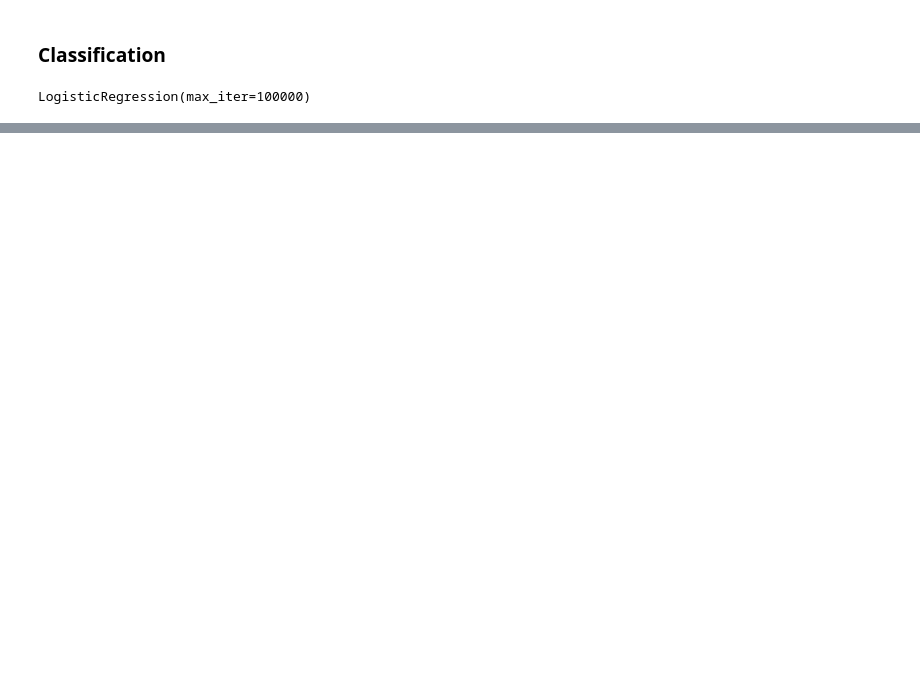
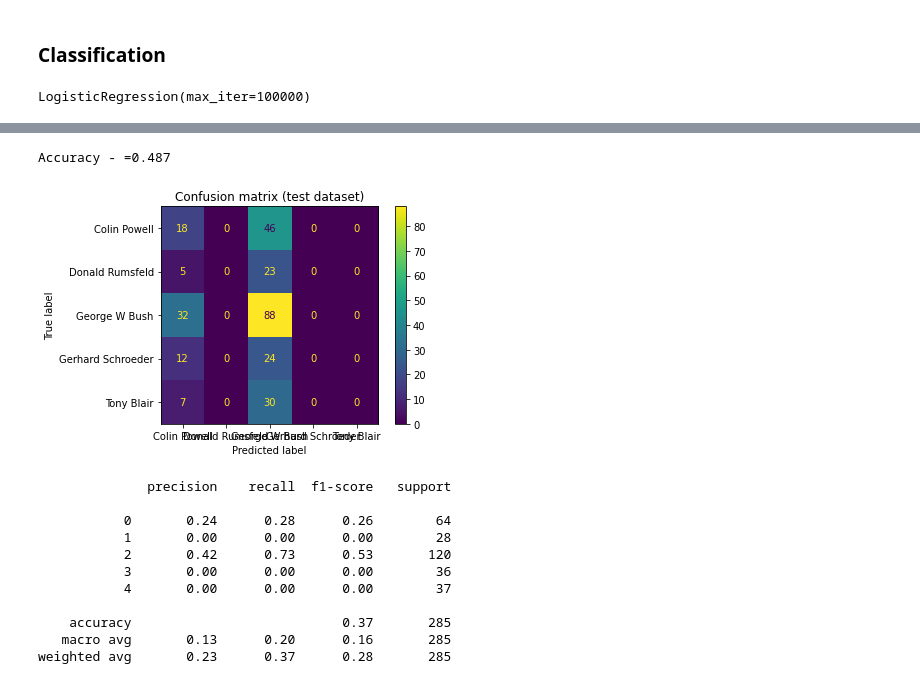
Before and after one commit to Supervinh/PNS-SSII-Classification-Images, a Jupyter notebook: TPrecosons2022_Bevan_Faucher.ipynb, the cells around one changed output, grey strips where cells are left out. Drawn from its saved outputs; the diff is of its cells as text; code cells hidden in the pictures; blank space fills up the shorter version.

```diff
--- a/TPrecosons2022_Bevan_Faucher.ipynb
+++ b/TPrecosons2022_Bevan_Faucher.ipynb
@@ -249,0 +248,27 @@ support vectors:  [[1.11111111e-02 1.11111111e-02 2.22222222e-02 ... 0.00000000e
+# %%
+classif = svm.SVC(kernel='rbf', decision_function_shape='ovr', C=100)
+classif.fit(bows, yTrain)
+
+print(f'Accuracy - ={classif.score(bows, yTrain):.3f}')
+
+cm = confusion_matrix(yTest, classif.predict(xtest), labels=[0,1,2,3,4])
+disp = ConfusionMatrixDisplay(confusion_matrix=cm, display_labels=lfw.target_names)
+disp.plot()
+disp.ax_.set_title('Confusion matrix (test dataset)')
+plt.show()
+
+print(classification_report(yTest, classif.predict(xtest), zero_division=0))
+# %% [output]
+Accuracy - =0.487
+[figure, added]
+              precision    recall  f1-score   support
+
+           0       0.24      0.28      0.26        64
+           1       0.00      0.00      0.00        28
+           2       0.42      0.73      0.53       120
+           3       0.00      0.00      0.00        36
+           4       0.00      0.00      0.00        37
+
+    accuracy                           0.37       285
+   macro avg       0.13      0.20      0.16       285
+weighted avg       0.23      0.37      0.28       285
```
Also changed, not shown: parts of 12 cells of this notebook.
